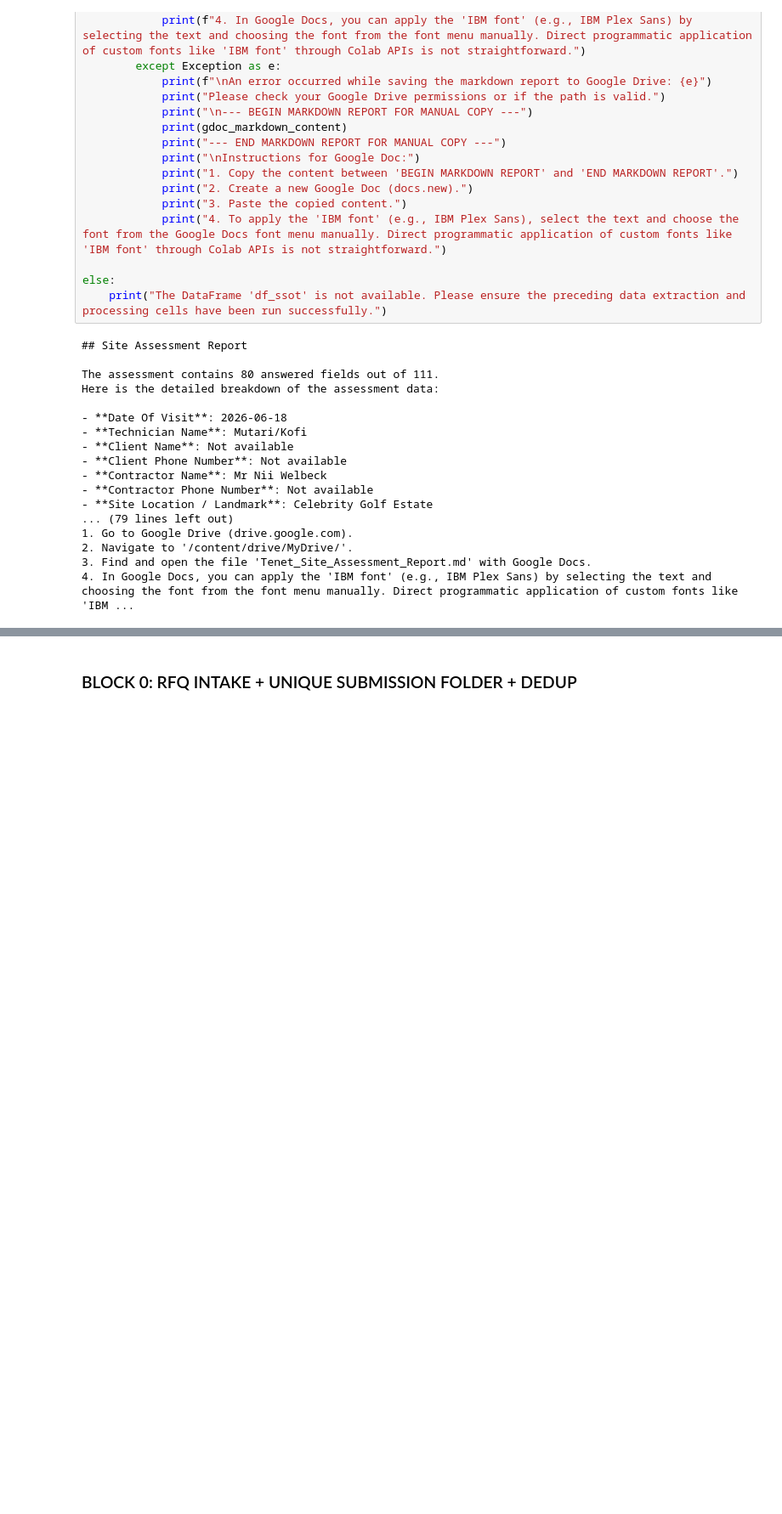
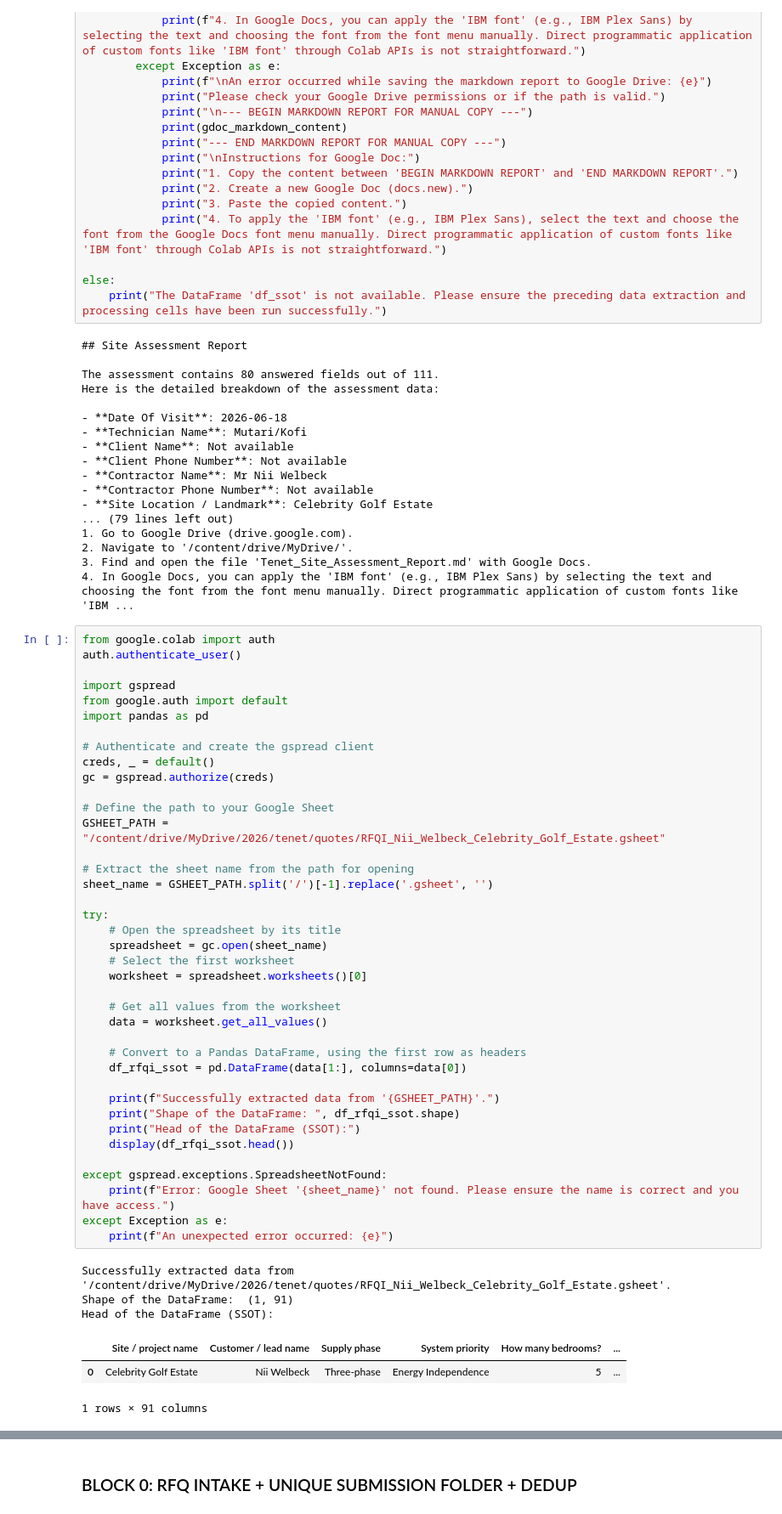
Before and after one commit to hmnaz213/native, a Jupyter notebook: Tenet_RFQ_Intent_Response_T8.ipynb, the cells around one changed output, grey strips where cells are left out. Shown at 85% size. Saved outputs shown, nothing was run; the diff lists cells and outputs as text; blank space fills up the shorter version.

```diff
--- a/Tenet_RFQ_Intent_Response_T8.ipynb
+++ b/Tenet_RFQ_Intent_Response_T8.ipynb
@@ -240,3 +240,49 @@ Here is the detailed breakdown of the assessment data:
 2. Navigate to '/content/drive/MyDrive/'.
 3. Find and open the file 'Tenet_Site_Assessment_Report.md' with Google Docs.
 4. In Google Docs, you can apply the 'IBM font' (e.g., IBM Plex Sans) by selecting the text and choosing the font from the font menu manually. Direct programmatic application of custom fonts like 'IBM ...
+# %%
+from google.colab import auth
+auth.authenticate_user()
+
+import gspread
+from google.auth import default
+import pandas as pd
+
+# Authenticate and create the gspread client
+creds, _ = default()
+gc = gspread.authorize(creds)
+
+# Define the path to your Google Sheet
+GSHEET_PATH = "/content/drive/MyDrive/2026/tenet/quotes/RFQI_Nii_Welbeck_Celebrity_Golf_Estate.gsheet"
+
+# Extract the sheet name from the path for opening
+sheet_name = GSHEET_PATH.split('/')[-1].replace('.gsheet', '')
+
+try:
+    # Open the spreadsheet by its title
+    spreadsheet = gc.open(sheet_name)
+    # Select the first worksheet
+    worksheet = spreadsheet.worksheets()[0]
+
+    # Get all values from the worksheet
+    data = worksheet.get_all_values()
+
+    # Convert to a Pandas DataFrame, using the first row as headers
+    df_rfqi_ssot = pd.DataFrame(data[1:], columns=data[0])
+
+    print(f"Successfully extracted data from '{GSHEET_PATH}'.")
+    print("Shape of the DataFrame: ", df_rfqi_ssot.shape)
+    print("Head of the DataFrame (SSOT):")
+    display(df_rfqi_ssot.head())
+
+except gspread.exceptions.SpreadsheetNotFound:
+    print(f"Error: Google Sheet '{sheet_name}' not found. Please ensure the name is correct and you have access.")
+except Exception as e:
+    print(f"An unexpected error occurred: {e}")
+# %% [output]
+Successfully extracted data from '/content/drive/MyDrive/2026/tenet/quotes/RFQI_Nii_Welbeck_Celebrity_Golf_Estate.gsheet'.
+Shape of the DataFrame:  (1, 91)
+Head of the DataFrame (SSOT):
+|  | Site / project name | Customer / lead name | Supply phase | System priority | How many bedrooms? | ... |
+| 0 | Celebrity Golf Estate | Nii Welbeck | Three-phase | Energy Independence | 5 | ... |
+1 rows × 91 columns
```
Also changed, not shown: parts of 11 cells of this notebook.
